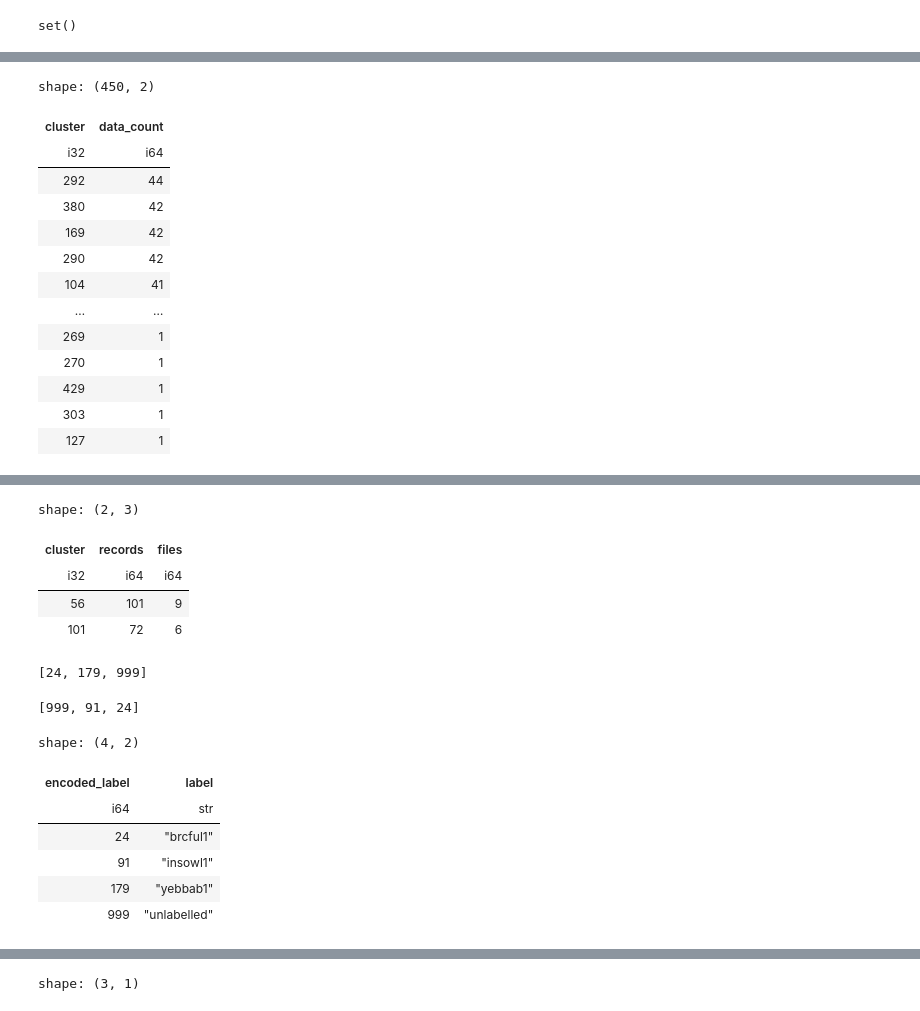
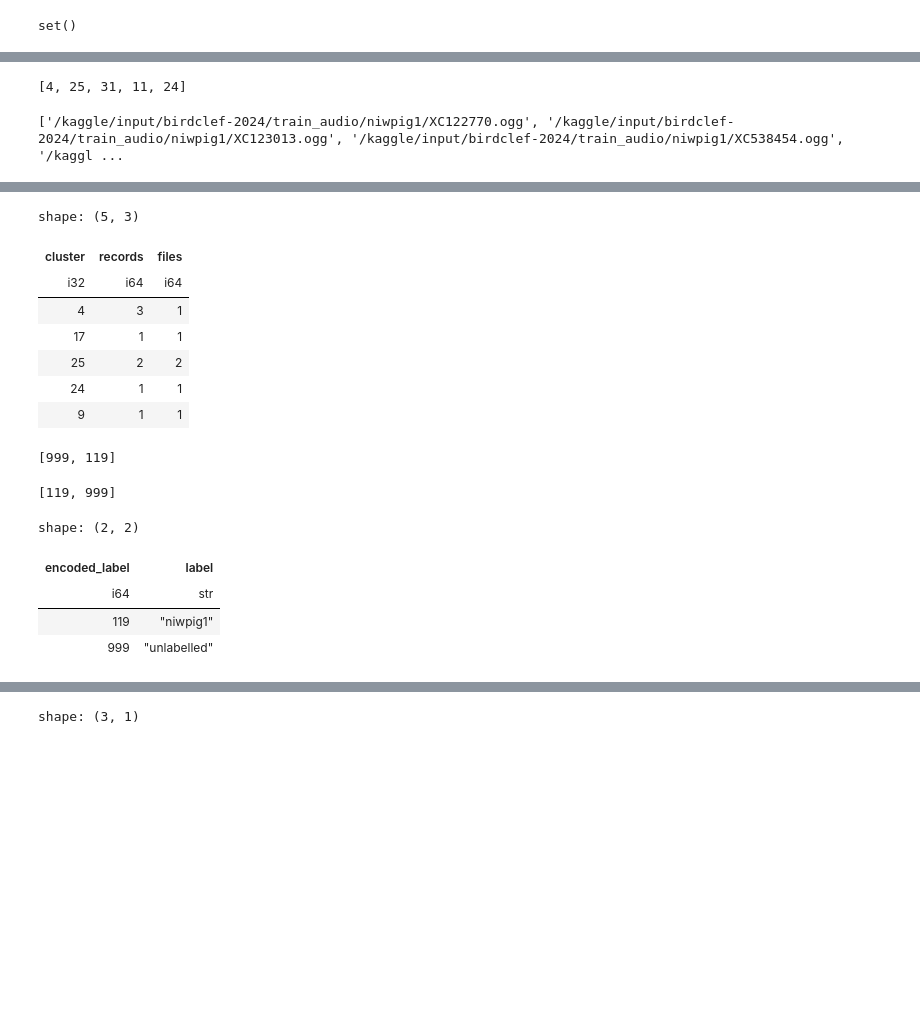
Before and after one commit to sumaniitm/BirdCLEF-2024-kaggle, a Jupyter notebook: mix-and-match.ipynb, the cells around one changed output, grey strips where cells are left out. Cells and saved outputs as stored; diff of their text form; code cells hidden in the pictures; blank space fills up the shorter version.

Commit message:
Kaggle Notebook | mix-and-match | Version 5

```diff
--- a/mix-and-match.ipynb
+++ b/mix-and-match.ipynb
@@ -350,18 +370,7 @@ features_df.head(10)
-# %%
-dd.sql("select cluster, count(distinct(label)) as data_count from features_df group by cluster order by data_count desc").pl()
-# features_df.tail(10)
-# %% [output]
-shape: (450, 2)
-| cluster | data_count |
-| i32 | i64 |
-| 292 | 44 |
-| 380 | 42 |
-| 169 | 42 |
-| 290 | 42 |
-| 104 | 41 |
-| … | … |
-| 269 | 1 |
-| 270 | 1 |
-| 429 | 1 |
-| 303 | 1 |
-| 127 | 1 |
+# %%
+list_of_clusters = dd.sql(" select distinct cluster from ( select *, row_number()over(order by files desc) as rn from ( select cluster, count(distinct(label)) as data_count, count(distinct(file_path)) as files \
+from features_df group by cluster )t1 )t2 where rn <= 5").pl().to_series().to_list()
+
+print(list_of_clusters)
+# %% [output]
+[4, 25, 31, 11, 24]
@@ -368,3 +379,9 @@ shape: (450, 2)
+# %%
+final_list_of_files = dd.sql("select distinct file_path from features_df where label = 119 ").pl().to_series().to_list()
+
+print(final_list_of_files)
+# %% [output]
+['/kaggle/input/birdclef-2024/train_audio/niwpig1/XC122770.ogg', '/kaggle/input/birdclef-2024/train_audio/niwpig1/XC123013.ogg', '/kaggle/input/birdclef-2024/train_audio/niwpig1/XC538454.ogg', '/kaggl ...
 # %%
 def get_cluster_centroids(cluster_id):
     return kmeans.cluster_centers_[cluster_id]
@@ -392,41 +409,38 @@ fig_cluster.show()
 # %% [output]
 [interactive output not drawn]
 # %%
-dd.sql("select cluster, count(1) as records, count(distinct(file_path)) as files from features_df where label = 999 group by cluster").pl()
+dd.sql("select cluster, count(1) as records, count(distinct(file_path)) as files from features_df where label = 119 group by cluster").pl()
 # %% [output]
-shape: (2, 3)
+shape: (5, 3)
 | cluster | records | files |
 | i32 | i64 | i64 |
-| 56 | 101 | 9 |
-| 101 | 72 | 6 |
+| 4 | 3 | 1 |
+| 17 | 1 | 1 |
+| 25 | 2 | 2 |
+| 24 | 1 | 1 |
+| 9 | 1 | 1 |
 # %%
-# dd.sql("select distinct label, cosine_similarity from features_df where cluster = 72").pl().
-
 features_df_pl = pl.from_pandas(features_df)
 
-list_56 = features_df_pl.filter(pl.col('cluster')==56).select(pl.col('label')).unique().to_series().to_list()
-
-#len(files_per_species_w_rnk.filter(pl.col('rn')<=10).select(pl.col('label')).unique().to_series().to_list())
+list_56 = features_df_pl.filter(pl.col('cluster')==4).select(pl.col('label')).unique().to_series().to_list()
 
 list_56
 # %% [output]
-[24, 179, 999]
+[999, 119]
 # %%
 features_df_pl = pl.from_pandas(features_df)
 
-list_101 = features_df_pl.filter(pl.col('cluster')==101).select(pl.col('label')).unique().to_series().to_list()
+list_101 = features_df_pl.filter(pl.col('cluster')==25).select(pl.col('label')).unique().to_series().to_list()
 
 list_101
 # %% [output]
-[999, 91, 24]
+[119, 999]
 # %%
 dd.sql("select distinct encoded_label, label from files_per_species_final where encoded_label in \
-(24, 179, 91, 24, 999) ").pl()
+(119, 999) ").pl()
 # %% [output]
-shape: (4, 2)
+shape: (2, 2)
 | encoded_label | label |
 | i64 | str |
-| 24 | "brcful1" |
-| 91 | "insowl1" |
-| 179 | "yebbab1" |
+| 119 | "niwpig1" |
 | 999 | "unlabelled" |
```
Also changed, not shown: parts of 26 cells of this notebook.
